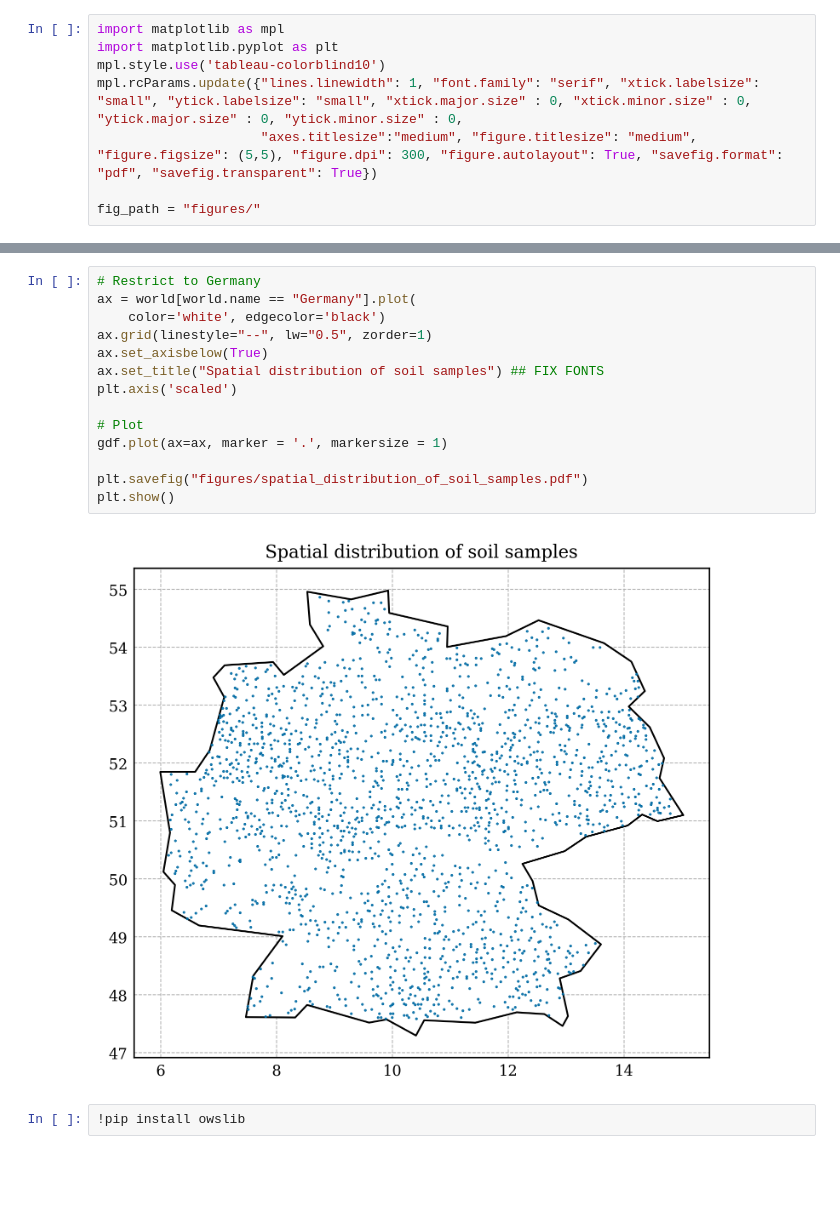
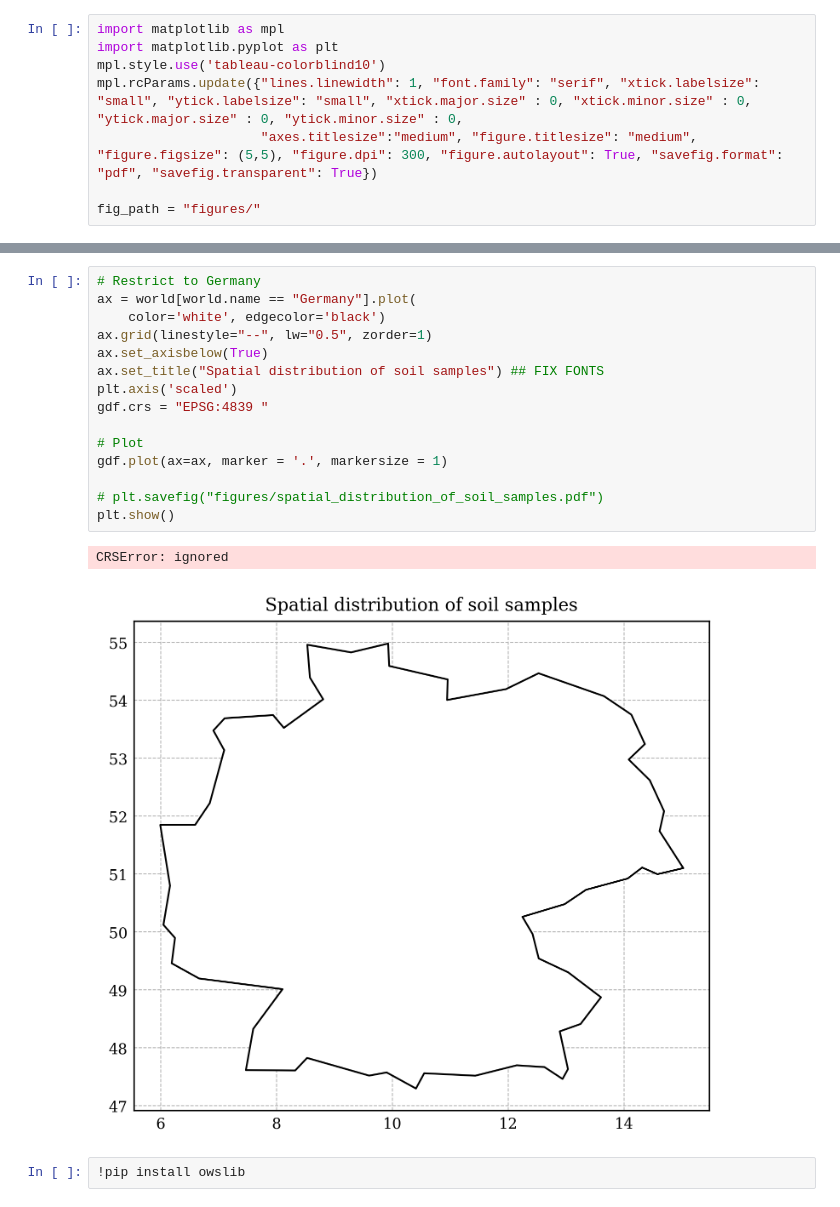
Before and after one commit to ppiont/cnn-soc-wagga, a Jupyter notebook: data_visualization.ipynb, the cells around one changed output, grey strips where cells are left out. Cells and saved outputs as stored; diff of their text form; blank space fills up the shorter version.

```diff
--- a/data_visualization.ipynb
+++ b/data_visualization.ipynb
@@ -73,19 +91,21 @@ plt.show()
 # %%
 # Restrict to Germany
 ax = world[world.name == "Germany"].plot(
     color='white', edgecolor='black')
 ax.grid(linestyle="--", lw="0.5", zorder=1)
 ax.set_axisbelow(True)
 ax.set_title("Spatial distribution of soil samples") ## FIX FONTS
 plt.axis('scaled')
+gdf.crs = "EPSG:4839 "
 
 # Plot
 gdf.plot(ax=ax, marker = '.', markersize = 1)
 
-plt.savefig("figures/spatial_distribution_of_soil_samples.pdf")
+# plt.savefig("figures/spatial_distribution_of_soil_samples.pdf")
 plt.show()
 # %% [output]
+CRSError: ignored
-[figure, old version]
+[figure, new version]
 # %%
 !pip install owslib
 # %% [output]
```
Also changed, not shown: parts of 3 cells of this notebook.
